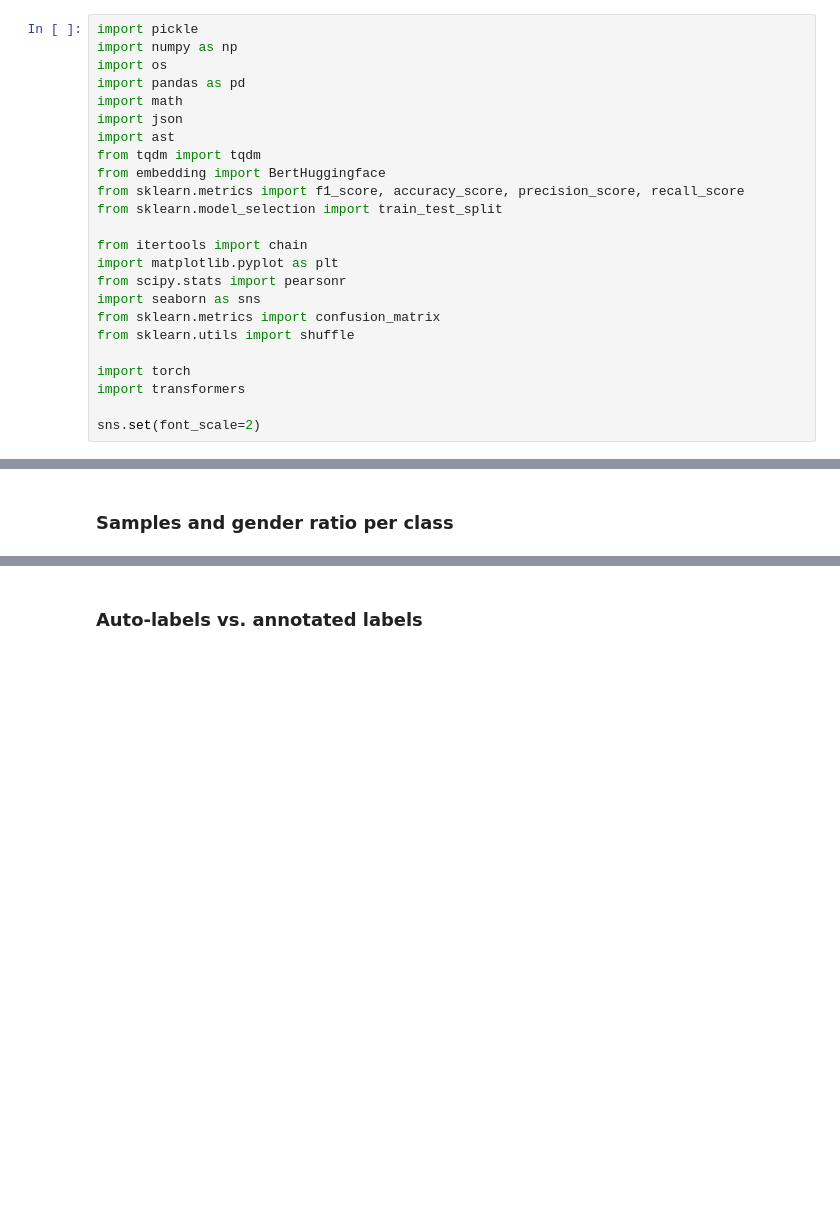
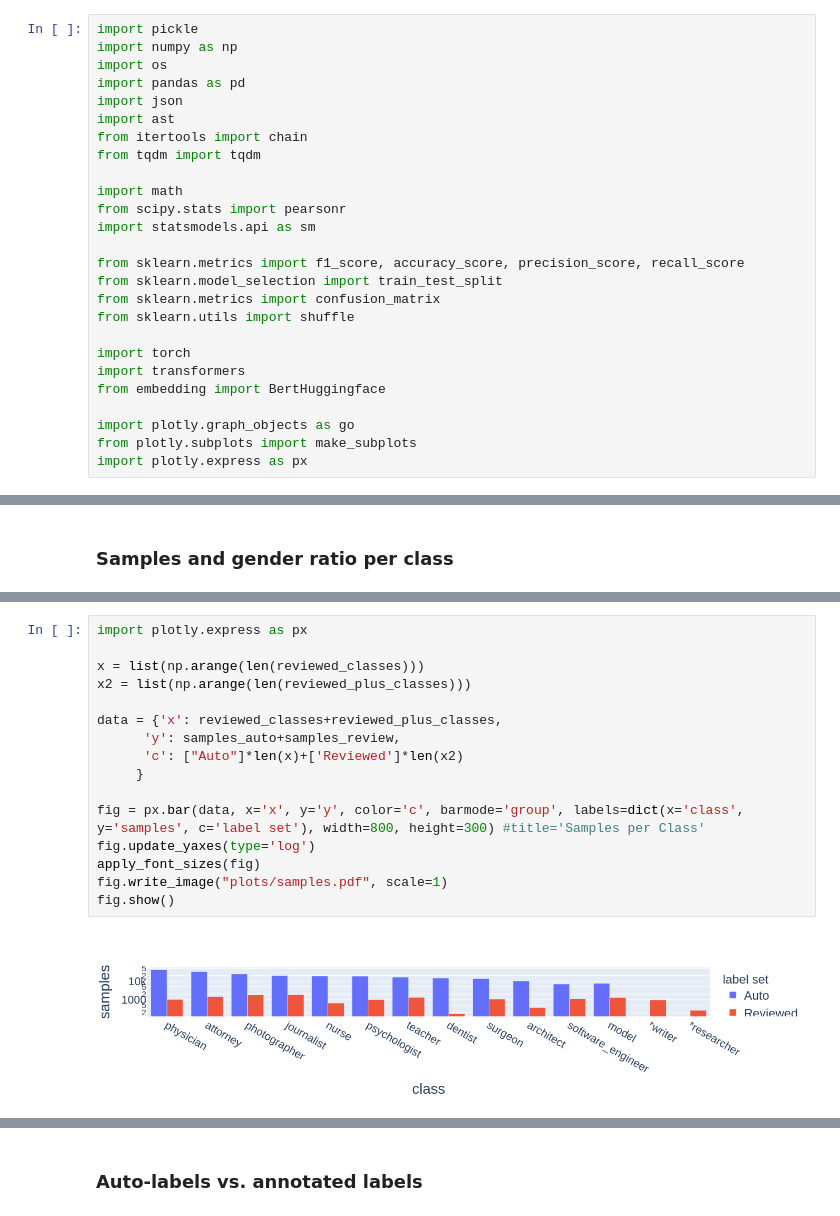
Before and after one commit to HammerLabML/MeasuringFairnessWithBiasedData, a Jupyter notebook: data_review.ipynb, the cells around one changed output, grey strips where cells are left out. Saved outputs shown, nothing was run; the diff lists cells and outputs as text; blank space fills up the shorter version.

```diff
--- a/data_review.ipynb
+++ b/data_review.ipynb
@@ -3,22 +3,24 @@ import pickle
 import numpy as np
 import os
 import pandas as pd
-import math
 import json
 import ast
+from itertools import chain
 from tqdm import tqdm
-from embedding import BertHuggingface
+
+import math
+from scipy.stats import pearsonr
+import statsmodels.api as sm
+
 from sklearn.metrics import f1_score, accuracy_score, precision_score, recall_score
 from sklearn.model_selection import train_test_split
-
-from itertools import chain
-import matplotlib.pyplot as plt
-from scipy.stats import pearsonr
-import seaborn as sns
 from sklearn.metrics import confusion_matrix
 from sklearn.utils import shuffle
 
 import torch
 import transformers
+from embedding import BertHuggingface
 
-sns.set(font_scale=2)
+import plotly.graph_objects as go
+from plotly.subplots import make_subplots
+import plotly.express as px
@@ -350,0 +370,18 @@ The PostScript backend does not support transparency; partially transparent arti
+# %%
+import plotly.express as px
+
+x = list(np.arange(len(reviewed_classes)))
+x2 = list(np.arange(len(reviewed_plus_classes)))
+
+data = {'x': reviewed_classes+reviewed_plus_classes,
+      'y': samples_auto+samples_review,
+      'c': ["Auto"]*len(x)+['Reviewed']*len(x2)
+     }
+
+fig = px.bar(data, x='x', y='y', color='c', barmode='group', labels=dict(x='class', y='samples', c='label set'), width=800, height=300) #title='Samples per Class'
+fig.update_yaxes(type='log')
+apply_font_sizes(fig)
+fig.write_image("plots/samples.pdf", scale=1)
+fig.show()
+# %% [output]
+[figure, added]
```
Also changed, not shown: parts of 59 cells of this notebook, 1 other file.
